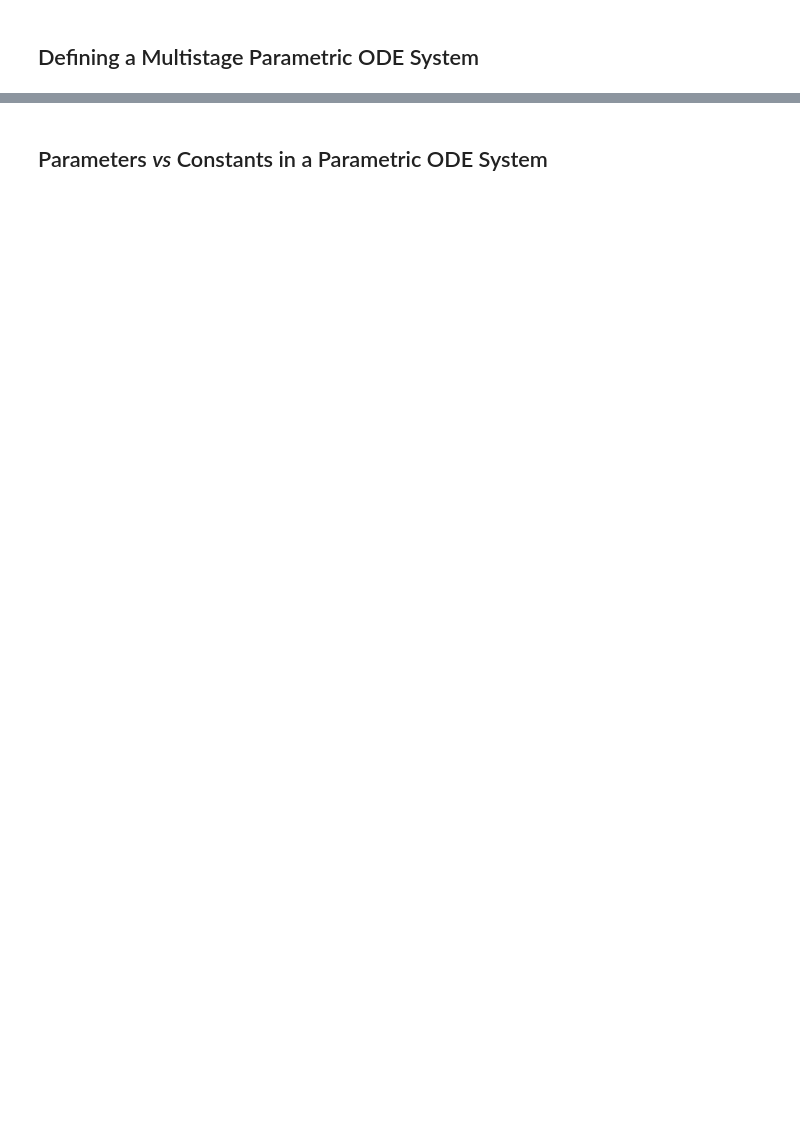
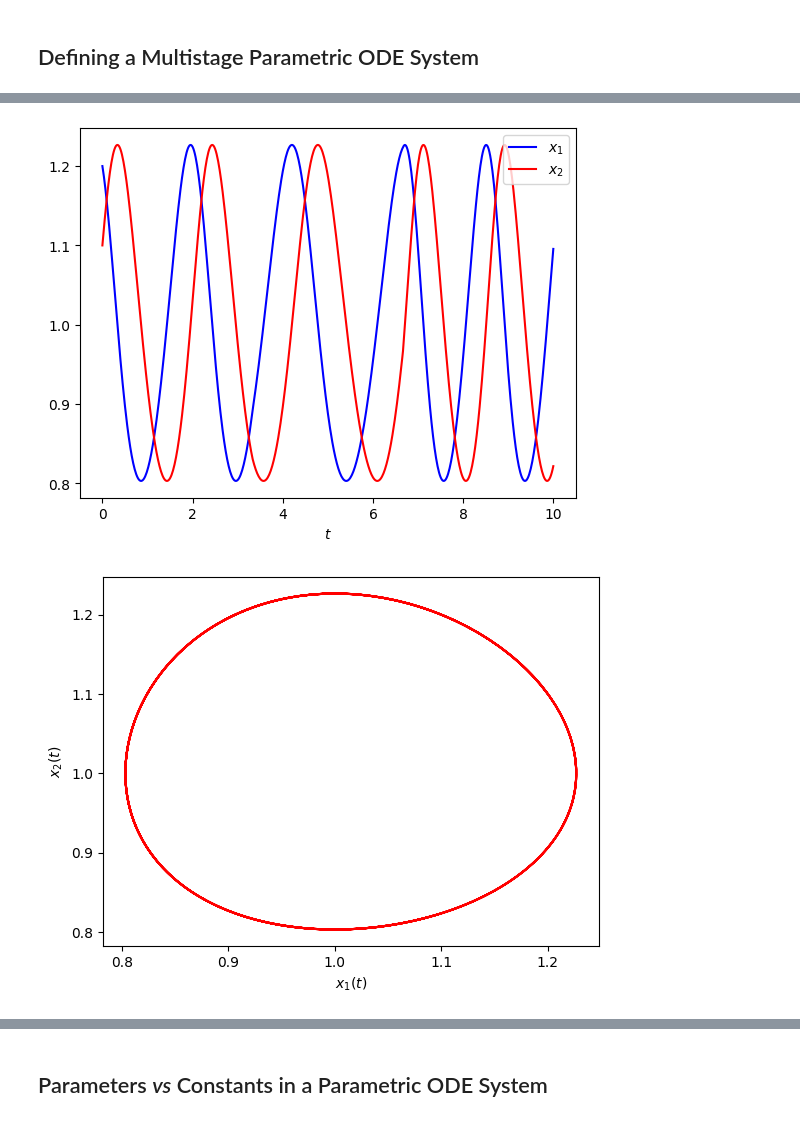
Before and after one commit to omega-icl/cronos, a Jupyter notebook: src/interface/ffode.ipynb, the cells around one changed output, grey strips where cells are left out. Drawn from its saved outputs; the diff is of its cells as text; code cells hidden in the pictures; blank space fills up the shorter version.

```diff
--- a/src/interface/ffode.ipynb
+++ b/src/interface/ffode.ipynb
@@ -68,0 +87,11 @@ IVP.solve_state( [2.95,1.2] )
+# %%
+IVP = cronos.ODESLV()
+IVP.set_dag( DAG )
+IVP.set_time( [0,10] )
+IVP.set_state( [X1,X2] )
+IVP.set_parameter( [P,X10] )
+IVP.set_differential( [P*X1*(1-X2), P*X2*(X1-1)] )
+IVP.set_initial( [X10, 1.1+0.01*(P-3)] )
+IVP.set_quadrature( [pymc.sqr(X1)], [Q] )
+IVP.set_function( [ P*X1*X2, Q ] )
+IVP.setup()
@@ -443,0 +548,16 @@ print( "f =", D_F )
+# %%
+import numpy as np
+IVPMS = cronos.ODESLV()
+IVPMS.set_dag( DAG )
+IVPMS.set_time( np.arange(0, 10+1e-10, 10/NS).tolist() )
+IVPMS.set_state( [X1, X2] )
+IVPMS.set_parameter( P )
+IVPMS.set_differential( RHS )
+IVPMS.set_initial( IC )
+IVPMS.set_quadrature( [QUAD], [Q] )
+IVPMS.set_function( F )
+IVPMS.setup()
+# %%
+IVPMS.options.DISPLEVEL = 1
+IVPMS.options.RESRECORD = 200
+IVPMS.solve_state( [3,2.5,3.5,1.2] )
@@ -443,0 +589,19 @@ print( "f =", D_F )
+# %%
+results = []
+for rec in IVPMS.results_state:
+  results.append( [rec.t] + rec.x )
+results = np.array( results )
+
+plt.xlabel('$t$')
+plt.plot(results[:,0], results[:,1], "-b", label="$x_1$")
+plt.plot(results[:,0], results[:,2], "-r", label="$x_2$")
+plt.legend(loc="best")
+plt.show()
+
+plt.xlabel('$x_1(t)$')
+plt.ylabel('$x_2(t)$')
+plt.plot(results[:,1], results[:,2], "-r")
+plt.show()
+# %% [output]
+[figure, added]
+[figure, added]
```
Also changed, not shown: parts of 24 cells of this notebook, 3 other files.
